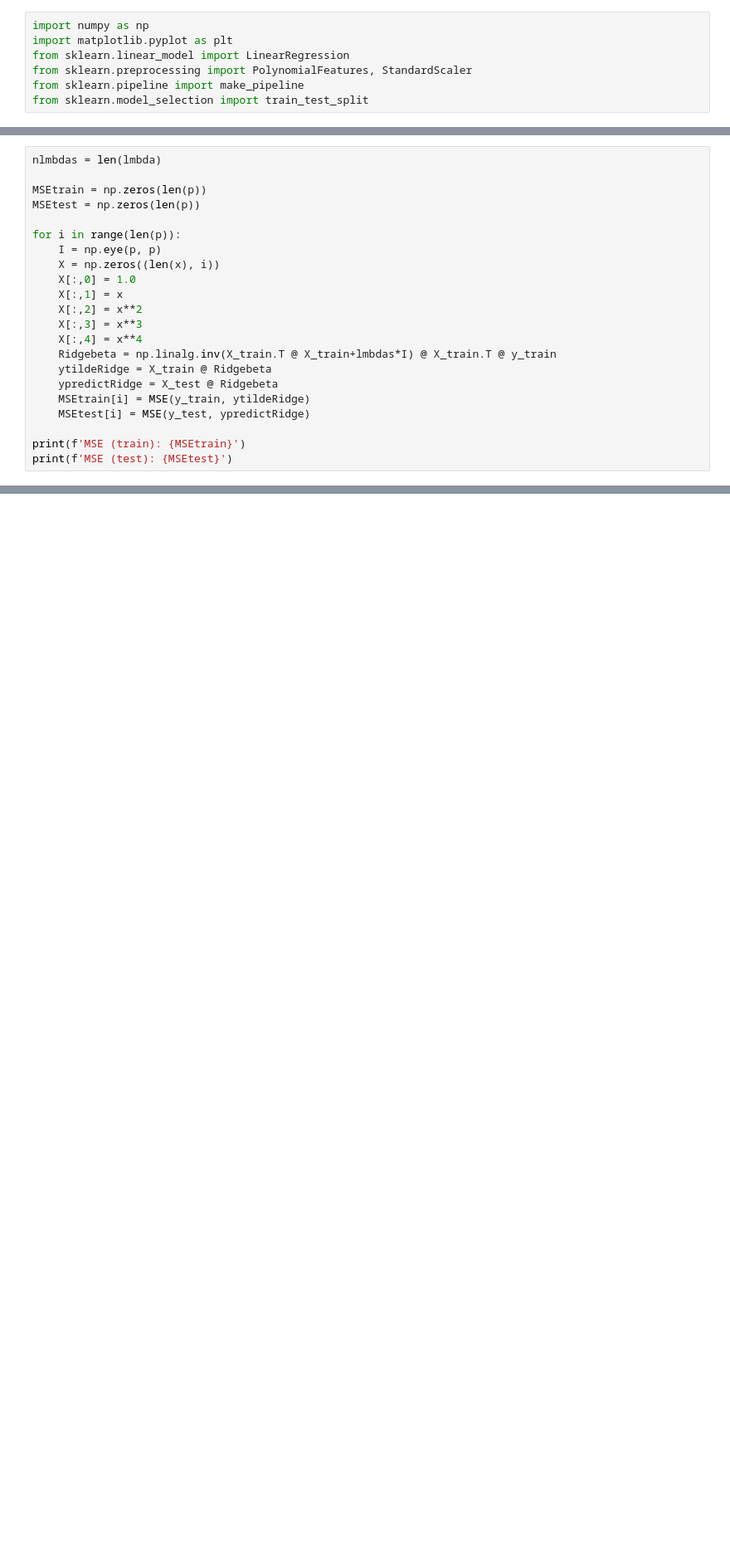
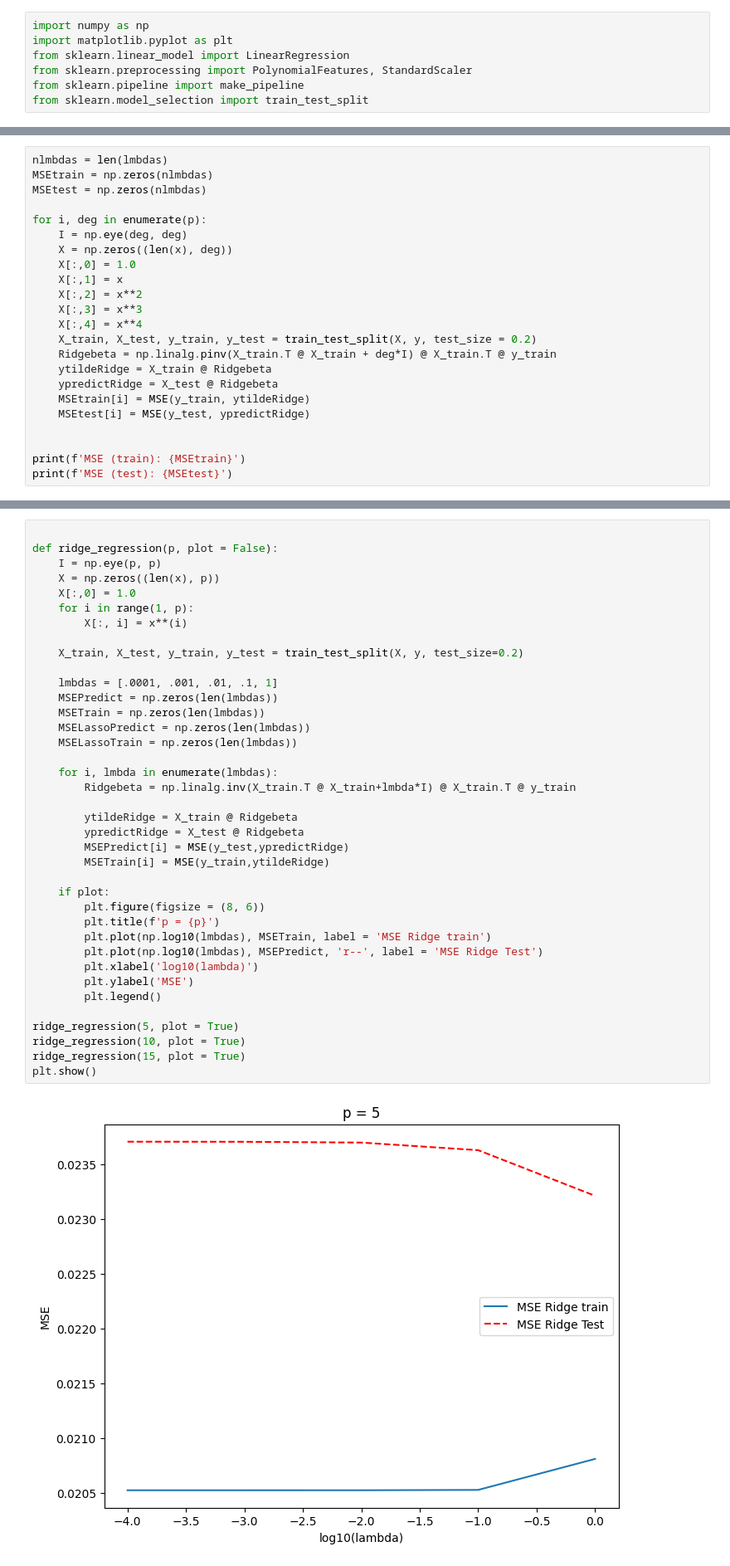
Before and after one commit to mochiim/FYS-STK4155, a Jupyter notebook: Weekly exercises/week36.ipynb, the cells around one changed output, grey strips where cells are left out. Shown at 83% size. Cells and saved outputs as stored; diff of their text form; blank space fills up the shorter version.

```diff
--- a/Weekly exercises/week36.ipynb
+++ b/Weekly exercises/week36.ipynb
@@ -26,23 +22,24 @@ X_train, X_test, y_train, y_test = train_test_split(X, y, test_size = 0.2)
 # %%
-nlmbdas = len(lmbda)
+nlmbdas = len(lmbdas)
+MSEtrain = np.zeros(nlmbdas)
+MSEtest = np.zeros(nlmbdas)
 
-MSEtrain = np.zeros(len(p))
-MSEtest = np.zeros(len(p))
-
-for i in range(len(p)):
-    I = np.eye(p, p)
-    X = np.zeros((len(x), i))
+for i, deg in enumerate(p):
+    I = np.eye(deg, deg)
+    X = np.zeros((len(x), deg))
     X[:,0] = 1.0
     X[:,1] = x
     X[:,2] = x**2
     X[:,3] = x**3
     X[:,4] = x**4
-    Ridgebeta = np.linalg.inv(X_train.T @ X_train+lmbdas*I) @ X_train.T @ y_train
+    X_train, X_test, y_train, y_test = train_test_split(X, y, test_size = 0.2)
+    Ridgebeta = np.linalg.pinv(X_train.T @ X_train + deg*I) @ X_train.T @ y_train
     ytildeRidge = X_train @ Ridgebeta
     ypredictRidge = X_test @ Ridgebeta
     MSEtrain[i] = MSE(y_train, ytildeRidge)
     MSEtest[i] = MSE(y_test, ypredictRidge)
 
+
 print(f'MSE (train): {MSEtrain}')
 print(f'MSE (test): {MSEtest}')
 # %% [output]
@@ -49,0 +48,40 @@ TypeError: only integer scalar arrays can be converted to a scalar index
+# %%
+
+def ridge_regression(p, plot = False):
+    I = np.eye(p, p)
+    X = np.zeros((len(x), p))
+    X[:,0] = 1.0
+    for i in range(1, p):
+        X[:, i] = x**(i)
+
+    X_train, X_test, y_train, y_test = train_test_split(X, y, test_size=0.2)
+
+    lmbdas = [.0001, .001, .01, .1, 1]
+    MSEPredict = np.zeros(len(lmbdas))
+    MSETrain = np.zeros(len(lmbdas))
+    MSELassoPredict = np.zeros(len(lmbdas))
+    MSELassoTrain = np.zeros(len(lmbdas))
+
+    for i, lmbda in enumerate(lmbdas):
+        Ridgebeta = np.linalg.inv(X_train.T @ X_train+lmbda*I) @ X_train.T @ y_train
+
+        ytildeRidge = X_train @ Ridgebeta
+        ypredictRidge = X_test @ Ridgebeta
+        MSEPredict[i] = MSE(y_test,ypredictRidge)
+        MSETrain[i] = MSE(y_train,ytildeRidge)
+
+    if plot:
+        plt.figure(figsize = (8, 6))
+        plt.title(f'p = {p}')
+        plt.plot(np.log10(lmbdas), MSETrain, label = 'MSE Ridge train')
+        plt.plot(np.log10(lmbdas), MSEPredict, 'r--', label = 'MSE Ridge Test')
+        plt.xlabel('log10(lambda)')
+        plt.ylabel('MSE')
+        plt.legend()
+
+ridge_regression(5, plot = True)
+ridge_regression(10, plot = True)
+ridge_regression(15, plot = True)
+plt.show()
+# %% [output]
+[figure, added]
```
Also changed, not shown: parts of 5 cells of this notebook, 4 other files.
